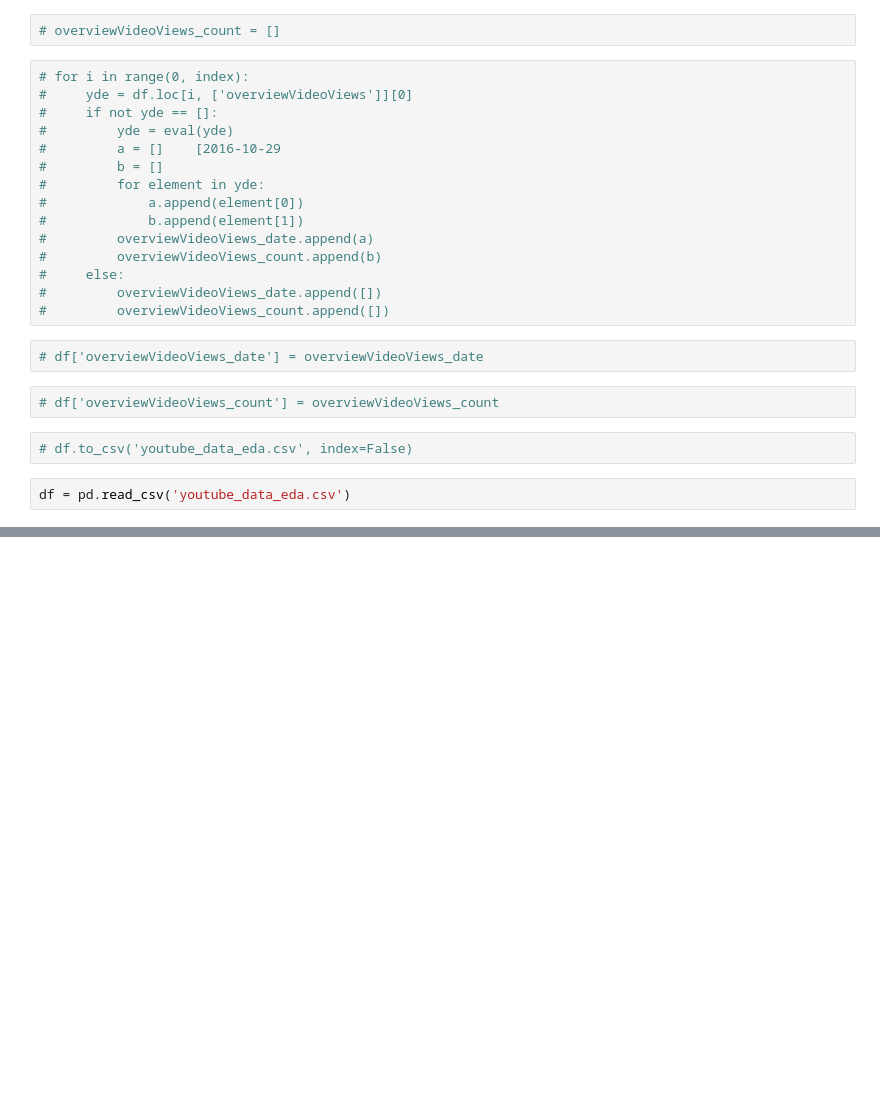
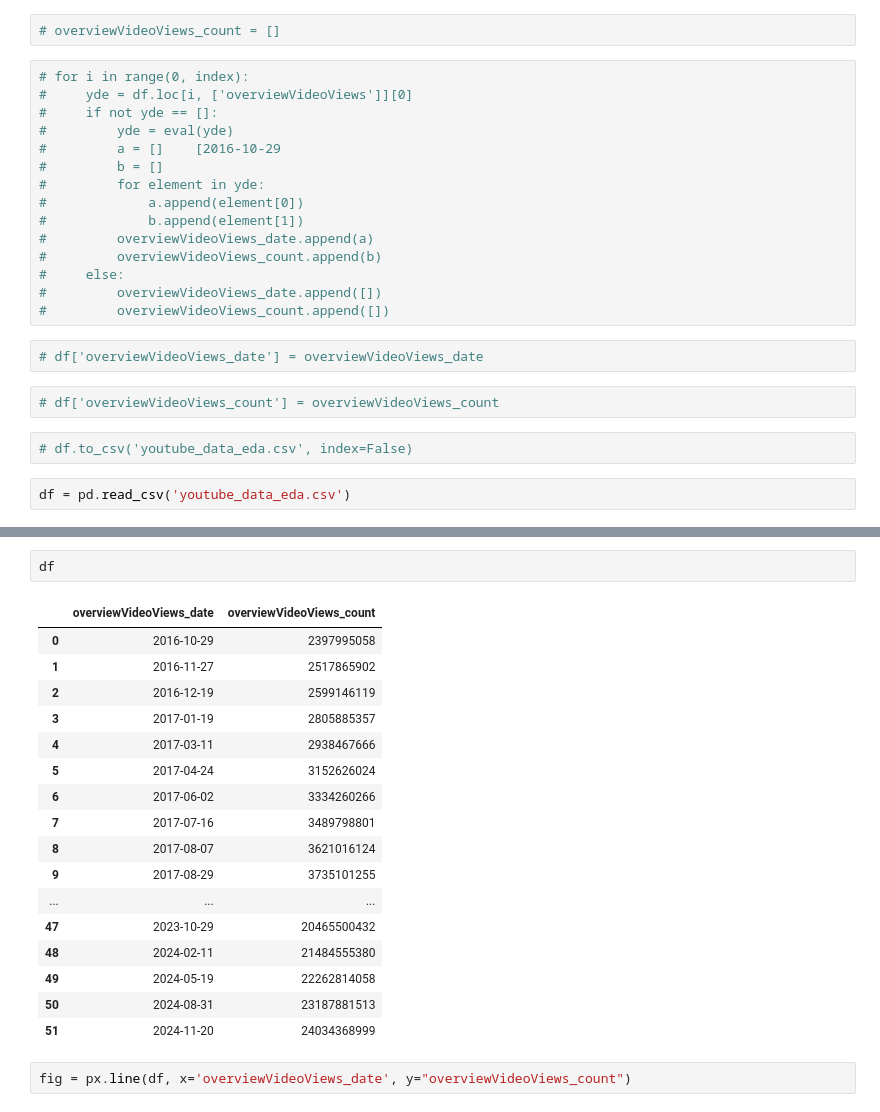
Before and after one commit to Mohammed-Abdullah2/Capstone-Project, a Jupyter notebook: EDA.ipynb, the cells around one changed output, grey strips where cells are left out. Saved outputs shown, nothing was run; the diff lists cells and outputs as text; blank space fills up the shorter version.

```diff
--- a/EDA.ipynb
+++ b/EDA.ipynb
@@ -148,0 +176,22 @@ df = pd.read_csv('youtube_data_eda.csv')
+# %%
+df
+# %% [output]
+|  | overviewVideoViews_date | overviewVideoViews_count |
+| 0 | 2016-10-29 | 2397995058 |
+| 1 | 2016-11-27 | 2517865902 |
+| 2 | 2016-12-19 | 2599146119 |
+| 3 | 2017-01-19 | 2805885357 |
+| 4 | 2017-03-11 | 2938467666 |
+| 5 | 2017-04-24 | 3152626024 |
+| 6 | 2017-06-02 | 3334260266 |
+| 7 | 2017-07-16 | 3489798801 |
+| 8 | 2017-08-07 | 3621016124 |
+| 9 | 2017-08-29 | 3735101255 |
+| ... | ... | ... |
+| 47 | 2023-10-29 | 20465500432 |
+| 48 | 2024-02-11 | 21484555380 |
+| 49 | 2024-05-19 | 22262814058 |
+| 50 | 2024-08-31 | 23187881513 |
+| 51 | 2024-11-20 | 24034368999 |
+# %%
+fig = px.line(df, x='overviewVideoViews_date', y="overviewVideoViews_count")
```
Also changed, not shown: parts of 9 cells of this notebook.
